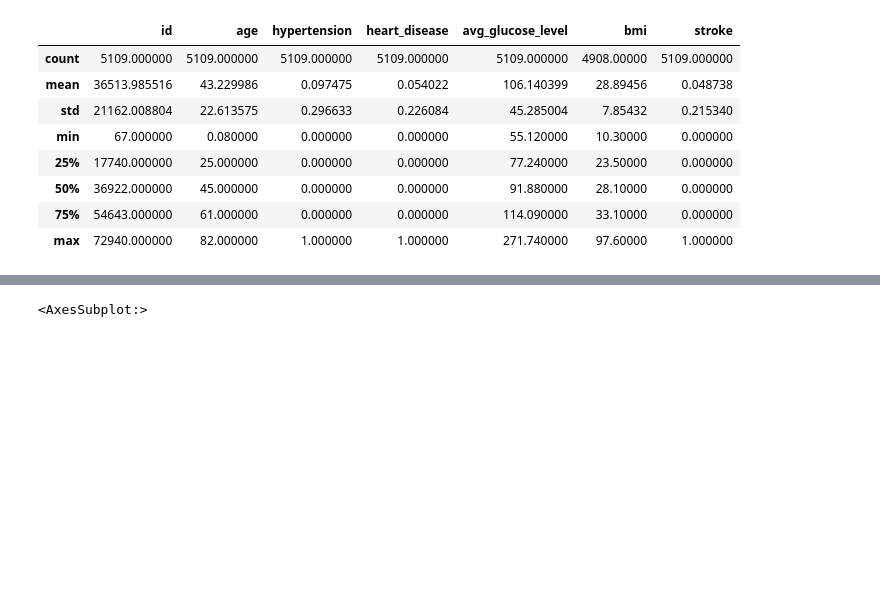
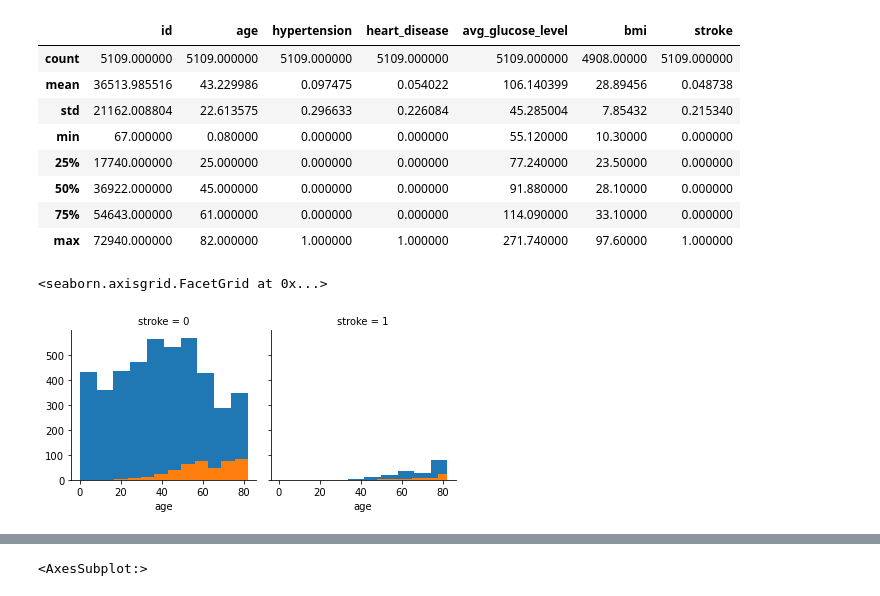
Before and after one commit to ChangeCourse1997/Stroke_prediction, a Jupyter notebook: Will_it_stroke.ipynb, the cells around one changed output, grey strips where cells are left out. Saved outputs shown, nothing was run; the diff lists cells and outputs as text; code cells hidden in the pictures; blank space fills up the shorter version.

```diff
--- a/Will_it_stroke.ipynb
+++ b/Will_it_stroke.ipynb
@@ -62,3 +70,9 @@ df.describe()
 | 50% | 36922.000000 | 45.000000 | 0.000000 | 0.000000 | 91.880000 | 28.10000 | 0.000000 |
 | 75% | 54643.000000 | 61.000000 | 0.000000 | 0.000000 | 114.090000 | 33.10000 | 0.000000 |
 | max | 72940.000000 | 82.000000 | 1.000000 | 1.000000 | 271.740000 | 97.60000 | 1.000000 |
+# %%
+g = sns.FacetGrid(df,col = 'stroke' , hue = 'hypertension')
+g.map(plt.hist, 'age')
+# %% [output]
+<seaborn.axisgrid.FacetGrid at 0x...>
+[figure, added]
```
Also changed, not shown: parts of 44 cells of this notebook.
